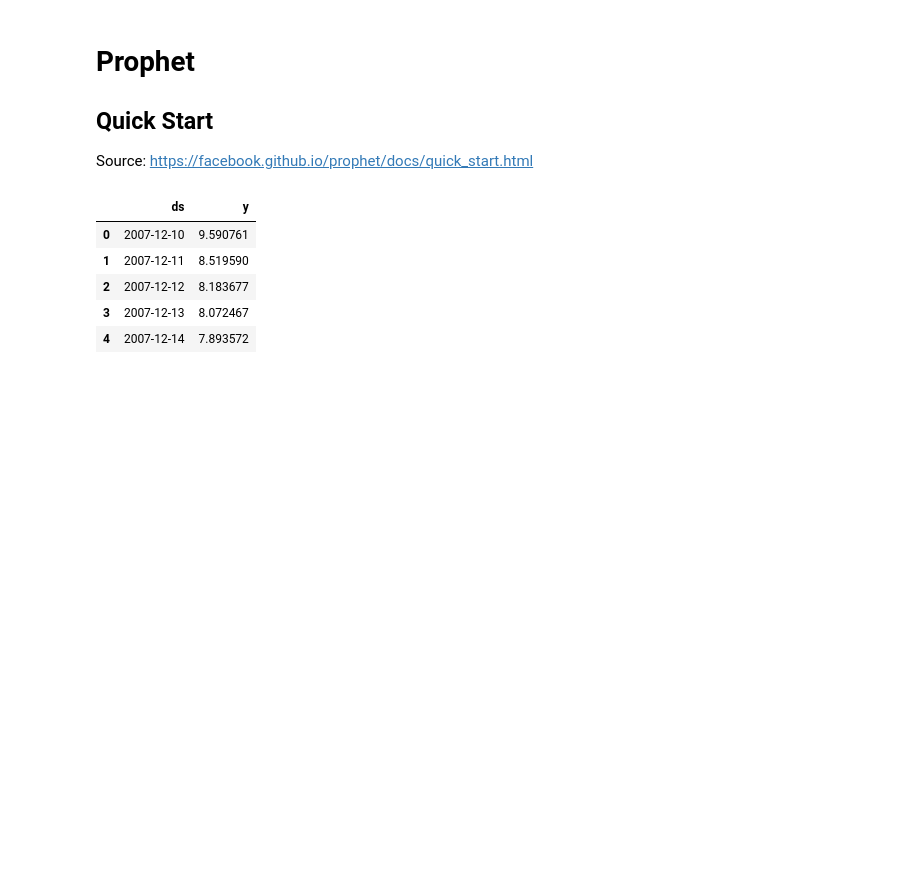
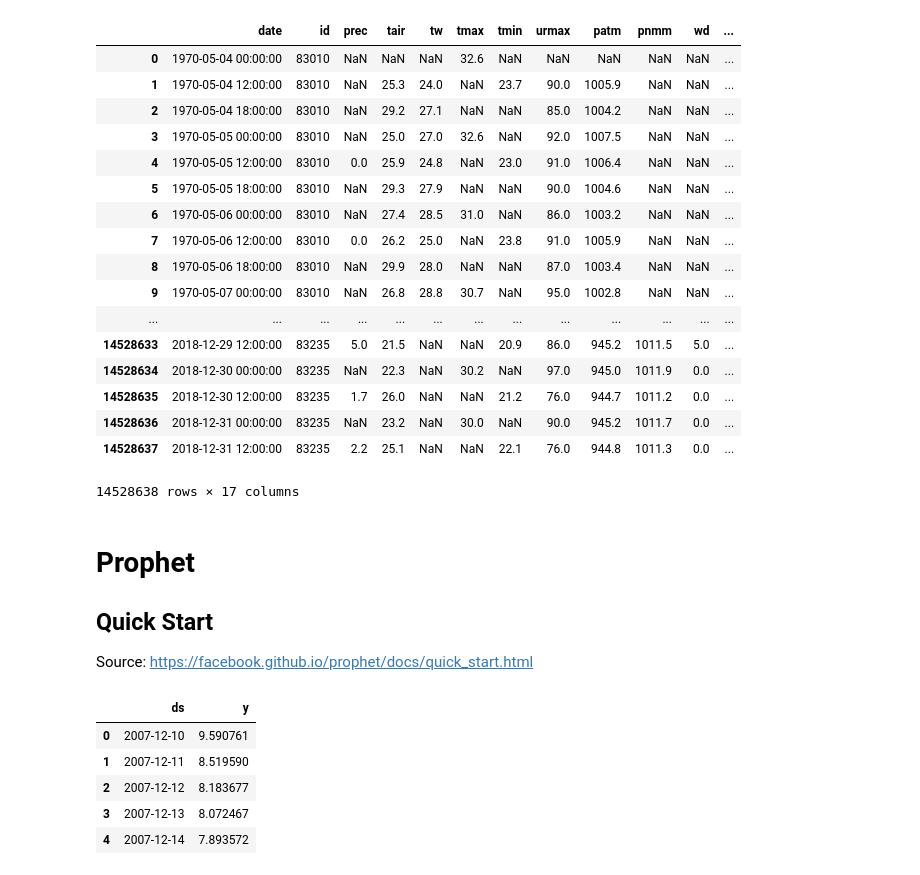
Before and after one commit to andrefellipe/ccd, a Jupyter notebook: main.ipynb, the cells around one changed output. Saved outputs shown, nothing was run; the diff lists cells and outputs as text; code cells hidden in the pictures; blank space fills up the shorter version.

```diff
--- a/main.ipynb
+++ b/main.ipynb
@@ -2,0 +18,3 @@
+# %%
+%cd /gdrive/'My Drive'
+df = pd.read_csv('inmetr.csv')
@@ -3,3 +39,24 @@
+# %%
+df
+# %% [output]
+|  | date | id | prec | tair | tw | tmax | tmin | urmax | patm | pnmm | wd | ... |
+| 0 | 1970-05-04 00:00:00 | 83010 | NaN | NaN | NaN | 32.6 | NaN | NaN | NaN | NaN | NaN | ... |
+| 1 | 1970-05-04 12:00:00 | 83010 | NaN | 25.3 | 24.0 | NaN | 23.7 | 90.0 | 1005.9 | NaN | NaN | ... |
+| 2 | 1970-05-04 18:00:00 | 83010 | NaN | 29.2 | 27.1 | NaN | NaN | 85.0 | 1004.2 | NaN | NaN | ... |
+| 3 | 1970-05-05 00:00:00 | 83010 | NaN | 25.0 | 27.0 | 32.6 | NaN | 92.0 | 1007.5 | NaN | NaN | ... |
+| 4 | 1970-05-05 12:00:00 | 83010 | 0.0 | 25.9 | 24.8 | NaN | 23.0 | 91.0 | 1006.4 | NaN | NaN | ... |
+| 5 | 1970-05-05 18:00:00 | 83010 | NaN | 29.3 | 27.9 | NaN | NaN | 90.0 | 1004.6 | NaN | NaN | ... |
+| 6 | 1970-05-06 00:00:00 | 83010 | NaN | 27.4 | 28.5 | 31.0 | NaN | 86.0 | 1003.2 | NaN | NaN | ... |
+| 7 | 1970-05-06 12:00:00 | 83010 | 0.0 | 26.2 | 25.0 | NaN | 23.8 | 91.0 | 1005.9 | NaN | NaN | ... |
+| 8 | 1970-05-06 18:00:00 | 83010 | NaN | 29.9 | 28.0 | NaN | NaN | 87.0 | 1003.4 | NaN | NaN | ... |
+| 9 | 1970-05-07 00:00:00 | 83010 | NaN | 26.8 | 28.8 | 30.7 | NaN | 95.0 | 1002.8 | NaN | NaN | ... |
+| ... | ... | ... | ... | ... | ... | ... | ... | ... | ... | ... | ... | ... |
+| 14528633 | 2018-12-29 12:00:00 | 83235 | 5.0 | 21.5 | NaN | NaN | 20.9 | 86.0 | 945.2 | 1011.5 | 5.0 | ... |
+| 14528634 | 2018-12-30 00:00:00 | 83235 | NaN | 22.3 | NaN | 30.2 | NaN | 97.0 | 945.0 | 1011.9 | 0.0 | ... |
+| 14528635 | 2018-12-30 12:00:00 | 83235 | 1.7 | 26.0 | NaN | NaN | 21.2 | 76.0 | 944.7 | 1011.2 | 0.0 | ... |
+| 14528636 | 2018-12-31 00:00:00 | 83235 | NaN | 23.2 | NaN | 30.0 | NaN | 90.0 | 945.2 | 1011.7 | 0.0 | ... |
+| 14528637 | 2018-12-31 12:00:00 | 83235 | 2.2 | 25.1 | NaN | NaN | 22.1 | 76.0 | 944.8 | 1011.3 | 0.0 | ... |
+14528638 rows × 17 columns
 # %% [markdown]
 # Prophet
 ## Quick Start
```
Also changed, not shown: parts of 4 cells of this notebook.
